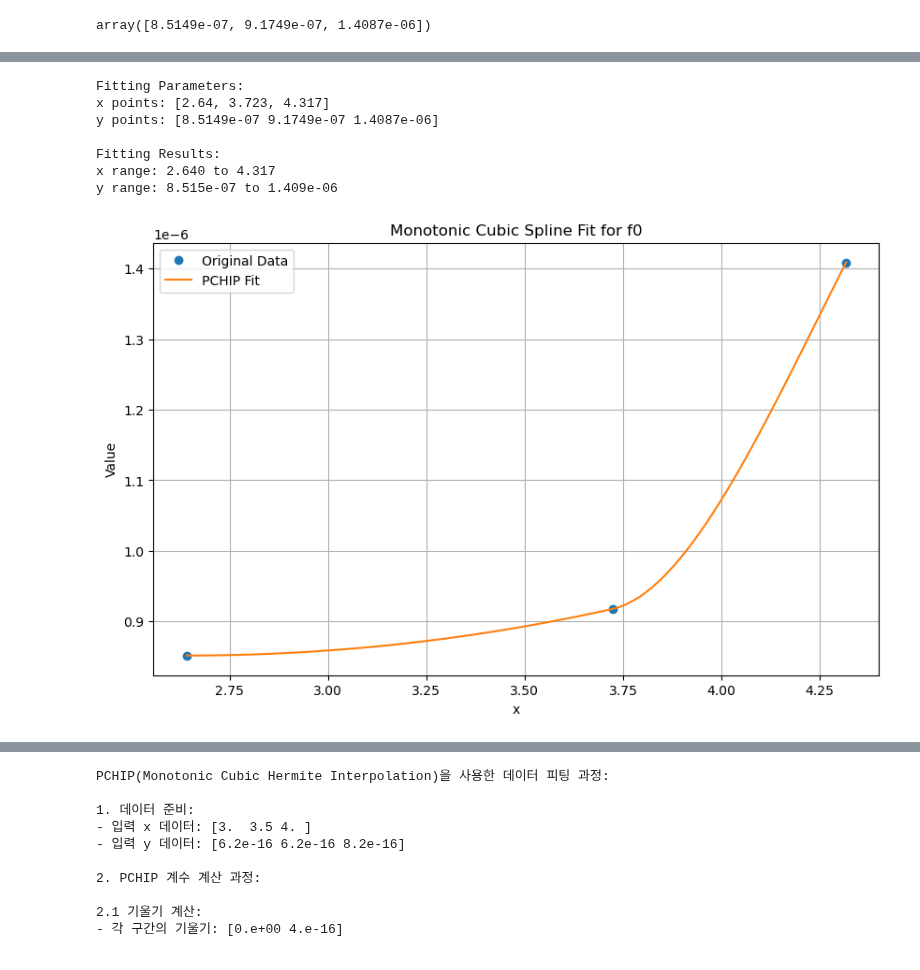
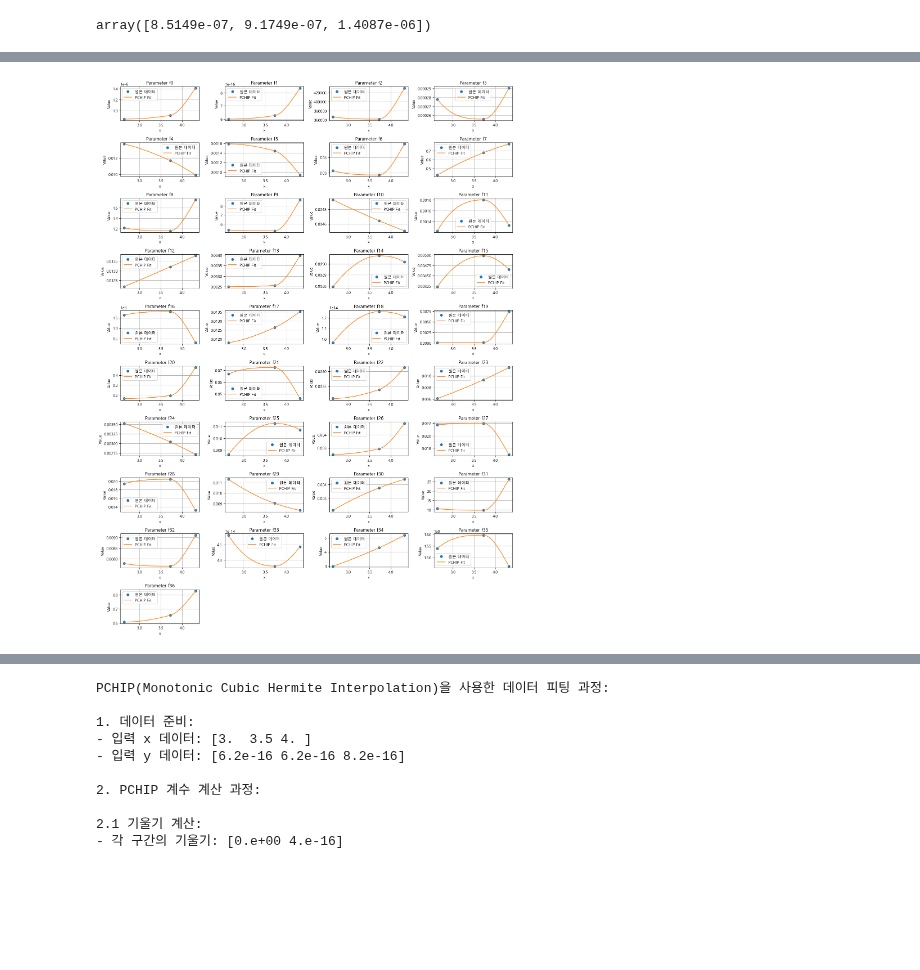
Before and after one commit to 100sjun/repos_python, a Jupyter notebook: Project/DBD_Plasma/Kinetic_Model/250423_general_model/paraset.ipynb, the cells around one changed output, grey strips where cells are left out. Drawn from its saved outputs; the diff is of its cells as text; code cells hidden in the pictures; blank space fills up the shorter version.

```diff
--- a/Project/DBD_Plasma/Kinetic_Model/250423_general_model/paraset.ipynb
+++ b/Project/DBD_Plasma/Kinetic_Model/250423_general_model/paraset.ipynb
@@ -1,6 +1,9 @@
 # %%
 import pandas as pd
 import matplotlib.pyplot as plt
+# 한글 폰트 설정
+plt.rcParams['font.family'] = 'Malgun Gothic'  # 윈도우의 기본 한글 폰트
+plt.rcParams['axes.unicode_minus'] = False     # 마이너스 기호 깨짐 방지
 # %%
 df = pd.read_csv('para.csv')
 df
@@ -46,46 +49,36 @@ plt.show()
 # %%
 from scipy.interpolate import PchipInterpolator
 import numpy as np
 
-# f0 데이터 추출
-f0_data = y[0]
+# 전체 파라미터에 대한 fitting 수행
+plt.figure(figsize=(15, 20))
+for i in range(len(df)):
+    # 현재 파라미터 데이터 추출
+    param_data = y[i]
 
-# monotonic cubic spline fitting (PCHIP 사용)
-pchip = PchipInterpolator(x, f0_data)
+    # PCHIP 인터폴레이터 생성
+    pchip = PchipInterpolator(x, param_data)
 
-# 새로운 x값 생성 (더 부드러운 곡선을 위해)
-x_new = np.linspace(min(x), max(x), 100)
+    # 부드러운 곡선을 위한 x값 생성
+    x_new = np.linspace(min(x), max(x), 100)
 
-# fitting 결과 계산
-y_new = pchip(x_new)
+    # fitting 결과 계산
+    y_new = pchip(x_new)
 
-# 결과 출력
-print("Fitting Parameters:")
-print(f"x points: {x}")
-print(f"y points: {f0_data}")
-print("\nFitting Results:")
-print(f"x range: {min(x_new):.3f} to {max(x_new):.3f}")
-print(f"y range: {min(y_new):.3e} to {max(y_new):.3e}")
+    # 서브플롯 생성
+    plt.subplot(10, 4, i+1)
+    plt.plot(x, param_data, 'o', label='원본 데이터')
+    plt.plot(x_new, y_new, '-', label='PCHIP Fit')
+    plt.title(f'Parameter {df["para"][i]}')
+    plt.xlabel('x')
+    plt.ylabel('Value')
+    plt.legend()
+    plt.grid(True)
 
-# 그래프 그리기
-plt.figure(figsize=(10, 6))
-plt.plot(x, f0_data, 'o', label='Original Data')
-plt.plot(x_new, y_new, '-', label='PCHIP Fit')
-plt.title('Monotonic Cubic Spline Fit for f0')
-plt.xlabel('x')
-plt.ylabel('Value')
-plt.legend()
-plt.grid(True)
+plt.tight_layout()
 plt.show()
 # %% [output]
-Fitting Parameters:
-x points: [2.64, 3.723, 4.317]
-y points: [8.5149e-07 9.1749e-07 1.4087e-06]
-
-Fitting Results:
-x range: 2.640 to 4.317
-y range: 8.515e-07 to 1.409e-06
-[figure, old version]
+[figure, new version]
 # %%
 from scipy.interpolate import PchipInterpolator
 import numpy as np
```
Also changed, not shown: parts of 2 cells of this notebook, 43 other files.
